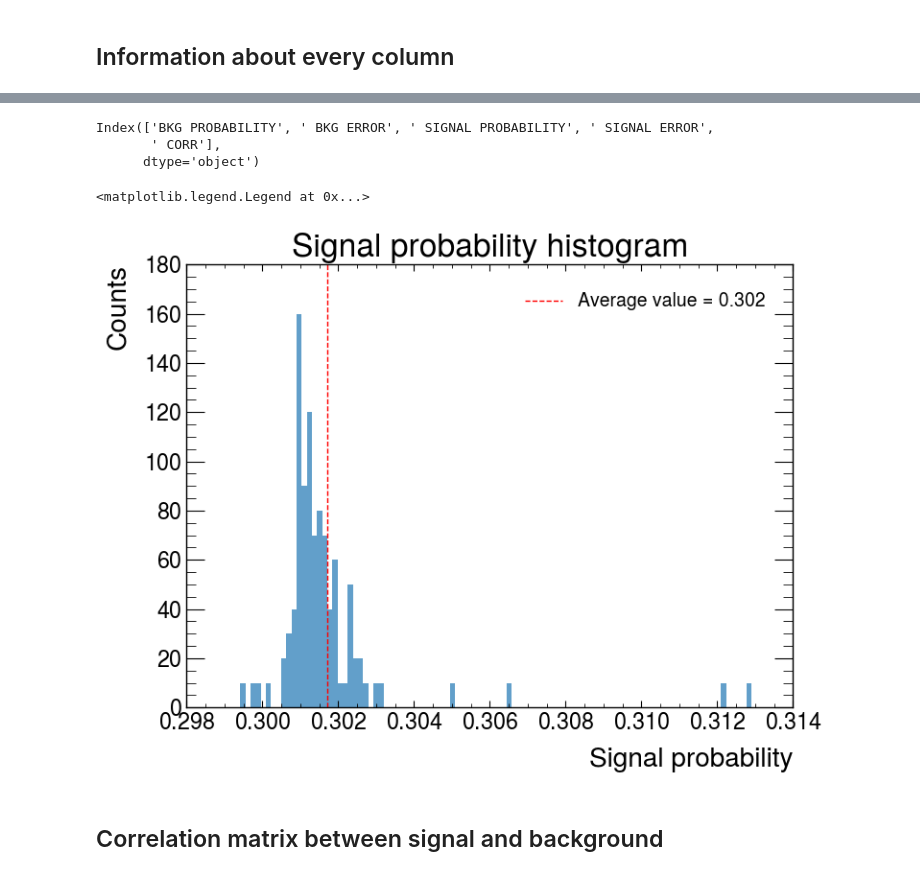
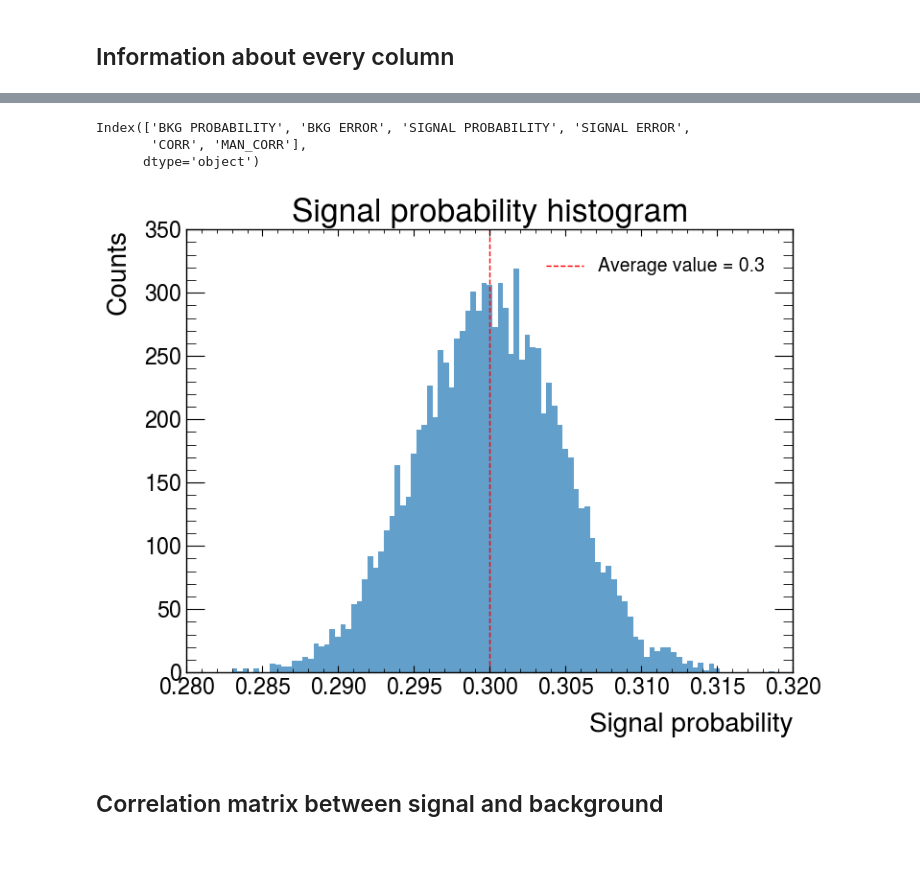
Before and after one commit to draczew23/TFractionFitter_job, a Jupyter notebook: err_anal.ipynb, the cells around one changed output, grey strips where cells are left out. Saved outputs shown, nothing was run; the diff lists cells and outputs as text; code cells hidden in the pictures.

```diff
--- a/err_anal.ipynb
+++ b/err_anal.ipynb
@@ -11,6 +12,6 @@ plt.style.use(hep.style.ATLAS)  # or ATLAS/LHCb2
 # %% [markdown]
 ## Column values
 # %%
-data = pd.read_csv("output_new.txt", sep=';')
+data = pd.read_csv("output/big_stat_10k_experiments_100_bins/output_10k_full_stat_1E5_data_100bin.txt", sep=';')
 data
 # %% [output]
@@ -44,3 +45,5 @@ data.describe()
+# %%
+Nbins = 100
 # %%
 bkg = np.array(data['BKG PROBABILITY'])
 bkg_mean = bkg.mean()
@@ -59,22 +63,23 @@ plt.legend()
 # %%
 data.keys()
 # %% [output]
-Index(['BKG PROBABILITY', ' BKG ERROR', ' SIGNAL PROBABILITY', ' SIGNAL ERROR',
-       ' CORR'],
+Index(['BKG PROBABILITY', 'BKG ERROR', 'SIGNAL PROBABILITY', 'SIGNAL ERROR',
+       'CORR', 'MAN_CORR'],
       dtype='object')
 # %%
-sig = np.array(data[' SIGNAL PROBABILITY'])
+sig = np.array(data['SIGNAL PROBABILITY'])
 sig_mean = sig.mean()
 
 plt.axvline(sig_mean, color='red', linestyle='dashed', linewidth=1, label="Average value = " + str(round(sig_mean, 3)))
-plt.hist(sig, bins=100, alpha=0.7)
+plt.hist(sig, bins=Nbins, alpha=0.7)
 plt.xlabel("Signal probability")
 plt.ylabel("Counts")
 plt.title("Signal probability histogram")
 plt.legend()
+# plt.show()
+plt.savefig("sig_hist.pdf")
 # %% [output]
-<matplotlib.legend.Legend at 0x...>
-[figure, old version]
+[figure, new version]
 # %% [markdown]
 ## Correlation matrix between signal and background
 # %%
```
Also changed, not shown: parts of 24 cells of this notebook, 2 other files.
